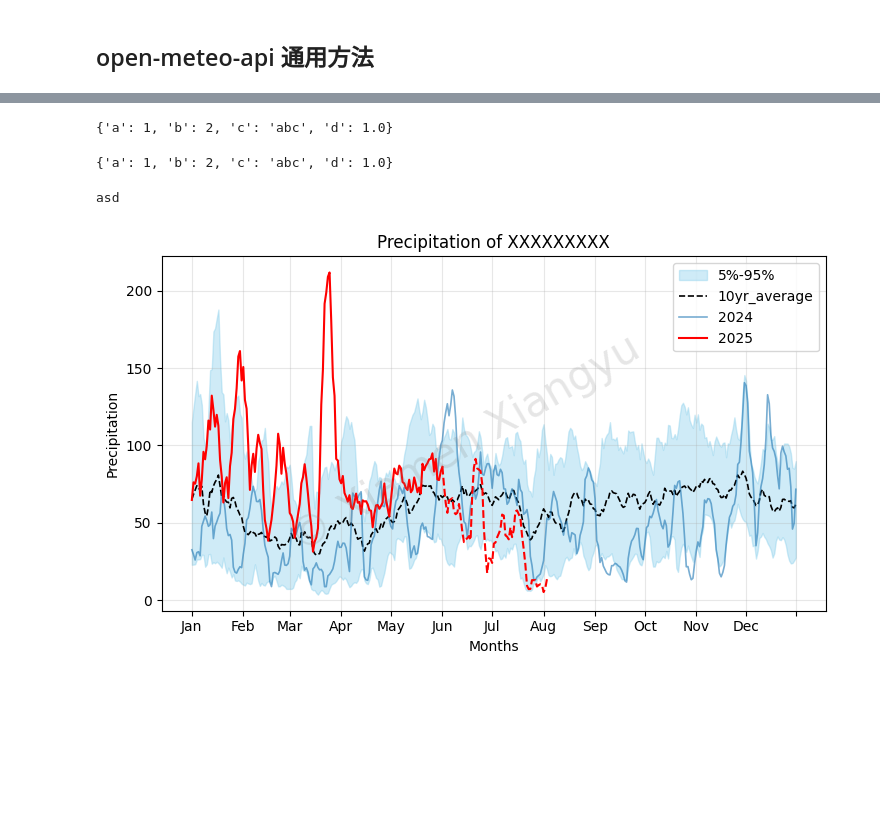
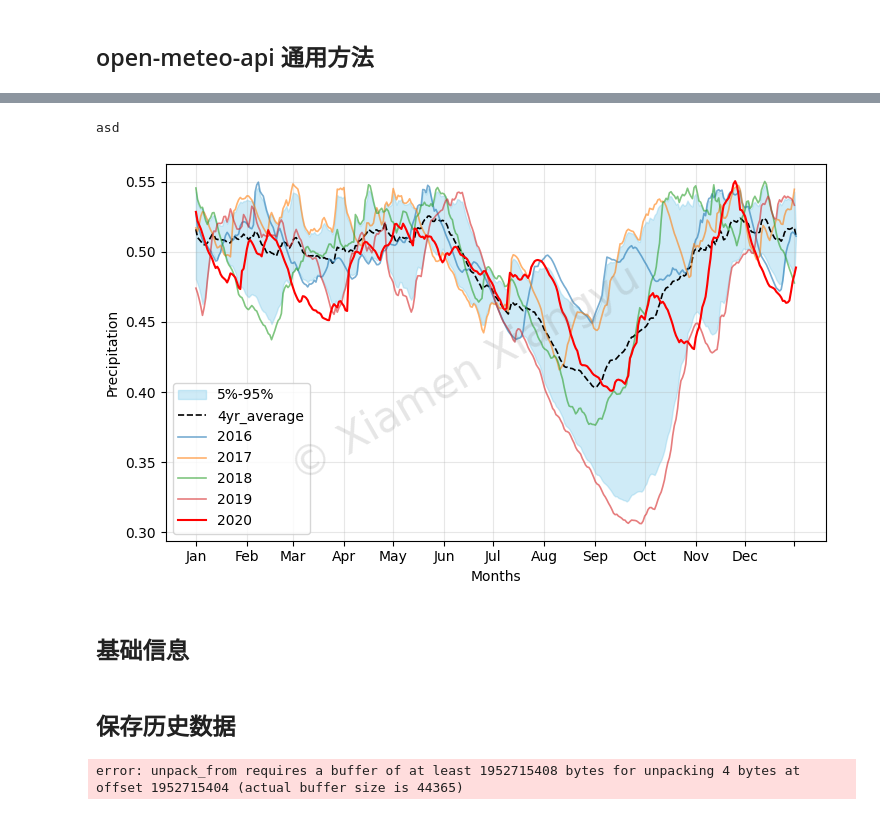
Before and after one commit to xianrr/weather, a Jupyter notebook: open-meteo/om-test-02.ipynb, the cells around one changed output, grey strips where cells are left out. Drawn from its saved outputs; the diff is of its cells as text; code cells hidden in the pictures; blank space fills up the shorter version.

```diff
--- a/open-meteo/om-test-02.ipynb
+++ b/open-meteo/om-test-02.ipynb
@@ -113,37 +5,28 @@ test_pd_with_name
-# %%
-
-
-def func(**kwargs):
-    len(kwargs)
-    print(kwargs)
-    return kwargs
-
-
-a = func(a=1,b=2,c='abc',d=1.0)
-# %% [output]
-{'a': 1, 'b': 2, 'c': 'abc', 'd': 1.0}
-{'a': 1, 'b': 2, 'c': 'abc', 'd': 1.0}
 # %%
 import pandas as pd
+from pandas.core.sample import sample
+
 from src import charts
 
-MY = pd.read_csv('dataset/MY.csv', sep = ',')
-MY = MY[ MY['city'] == 'Sabah, Malaysia']
+MY = pd.read_csv('data_weather/ID_2016-2020.csv', sep = ',')
+MY = MY[ MY['l1_name'] == 'Riau']
 
 # MY
 
 params = {
-    'min_history_year' : 2024,
-    'forecast_after': '2025-06-01',
+    # 'min_history_year' : 2024,
+    # 'forecast_after': '2025-06-01',
     'ylabel': 'Precipitation',
     'title': 'Precipitation of XXXXXXXXX',
 }
 
-chart = charts.day_annul_plot(MY, 'precip_sum7', **params)
+chart = charts.day_annul_plot(MY, 'soil_moisture_28_to_100cm_mean', **params)
 
 # chart
 
 print('asd')
 # %% [output]
 asd
-[figure, old version]
+[figure, new version]
+# %% [markdown]
+## 基础信息
@@ -149,0 +145,38 @@ asd
+# %% [markdown]
+## 保存历史数据
+# %%
+import pandas as pd
+from src import om_api
+
+country = countries[1]
+
+all_df = pd.DataFrame()
+
+for city  in country['l1_list']:
+    params = {
+        'latitude'  : city['latitude'],
+        'longitude' : city['longitude'],
+        'start_date': '2011-01-01',
+        'end_date'  : '2015-12-31',
+        'daily_indicators': daily_indicators
+    }
+    api_df = om_api.daily_history(**params)
+    groupby_df = api_df.groupby('date', as_index=False)[daily_indicators].mean()
+    groupby_df['l1_name'] = city['l1_name']
+    print(city['l1_name'])
+    all_df = pd.concat([all_df, groupby_df])
+
+all_df.to_csv('data_weather/MY_2011-2015.csv', index=False)
+
+# sea_df = pd.read_csv('data_location/Southeast_Aisa.csv', sep = ',')
+# daily_indicators = ["temperature_2m_mean", "precipitation_sum", "soil_moisture_28_to_100cm_mean"]
+#
+
+#
+# history_df = om_api.daily_history(**params)
+#
+# #history_df = history_df.groupby(['LocationID', 'date'], as_index=False)[daily_indicators].mean()
+#
+# history_df.to_csv('dataset/SEA_2016-2020.csv')
+# %% [output]
+error: unpack_from requires a buffer of at least 1952715408 bytes for unpacking 4 bytes at offset 1952715404 (actual buffer size is 44365)
```
Also changed, not shown: parts of 5 cells of this notebook, 1 other file.
